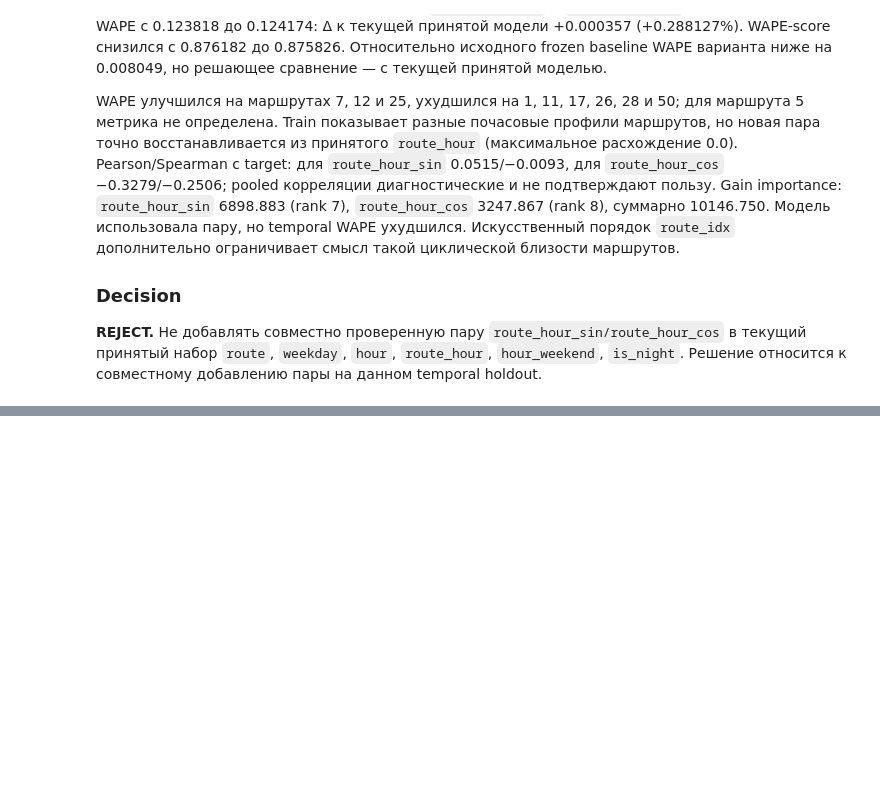
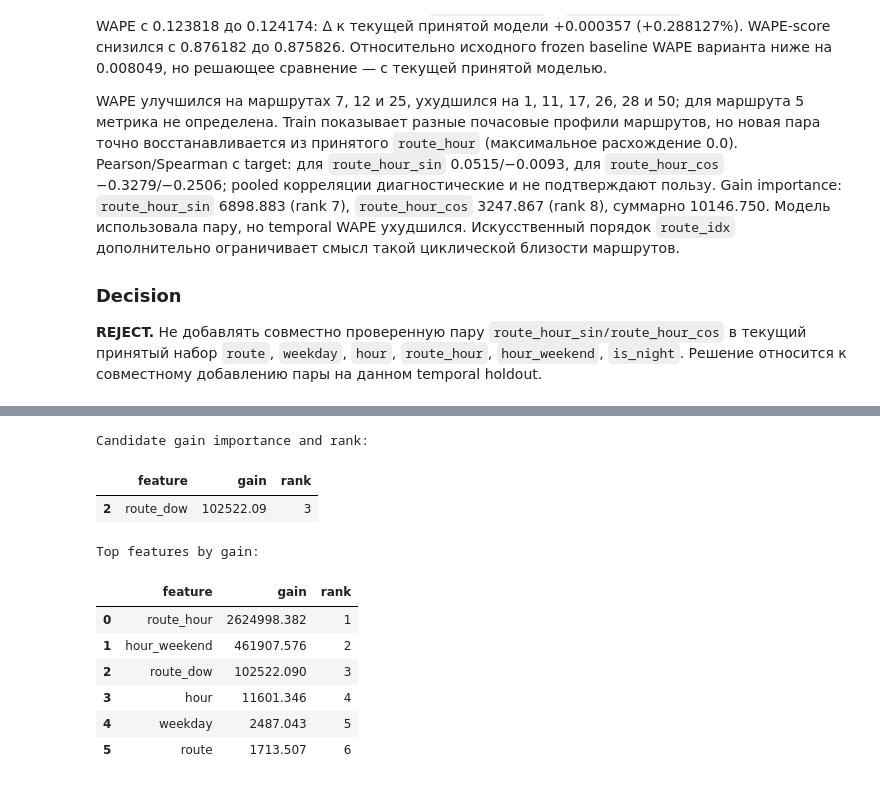
Before and after one commit to rapogahu/MT-Hackathon-2026, a Jupyter notebook: ml/notebooks/feature_engineering.ipynb, the cells around one changed output, grey strips where cells are left out. Cells and saved outputs as stored; diff of their text form; code cells hidden in the pictures; blank space fills up the shorter version.

```diff
--- a/ml/notebooks/feature_engineering.ipynb
+++ b/ml/notebooks/feature_engineering.ipynb
@@ -3650,0 +3825,30 @@ WAPE улучшился на маршрутах 7, 12 и 25, ухудшился
+# %%
+candidate_model = route_dow_models["current_accepted_plus_route_dow"]
+gain_importance = pd.DataFrame({
+    "feature": candidate_model.booster_.feature_name(),
+    "gain": candidate_model.booster_.feature_importance(importance_type="gain"),
+})
+gain_importance["rank"] = gain_importance["gain"].rank(
+    method="min", ascending=False
+).astype(int)
+gain_importance = gain_importance.sort_values(
+    ["gain", "feature"], ascending=[False, True]
+).reset_index(drop=True)
+print("Candidate gain importance and rank:")
+display(gain_importance.loc[
+    gain_importance["feature"].eq("route_dow")
+].round(3))
+print("Top features by gain:")
+display(gain_importance.head(6).round(3))
+# %% [output]
+Candidate gain importance and rank:
+|  | feature | gain | rank |
+| 2 | route_dow | 102522.09 | 3 |
+Top features by gain:
+|  | feature | gain | rank |
+| 0 | route_hour | 2624998.382 | 1 |
+| 1 | hour_weekend | 461907.576 | 2 |
+| 2 | route_dow | 102522.090 | 3 |
+| 3 | hour | 11601.346 | 4 |
+| 4 | weekday | 2487.043 | 5 |
+| 5 | route | 1713.507 | 6 |
```
Also changed, not shown: parts of 12 cells of this notebook, 1 other file.
